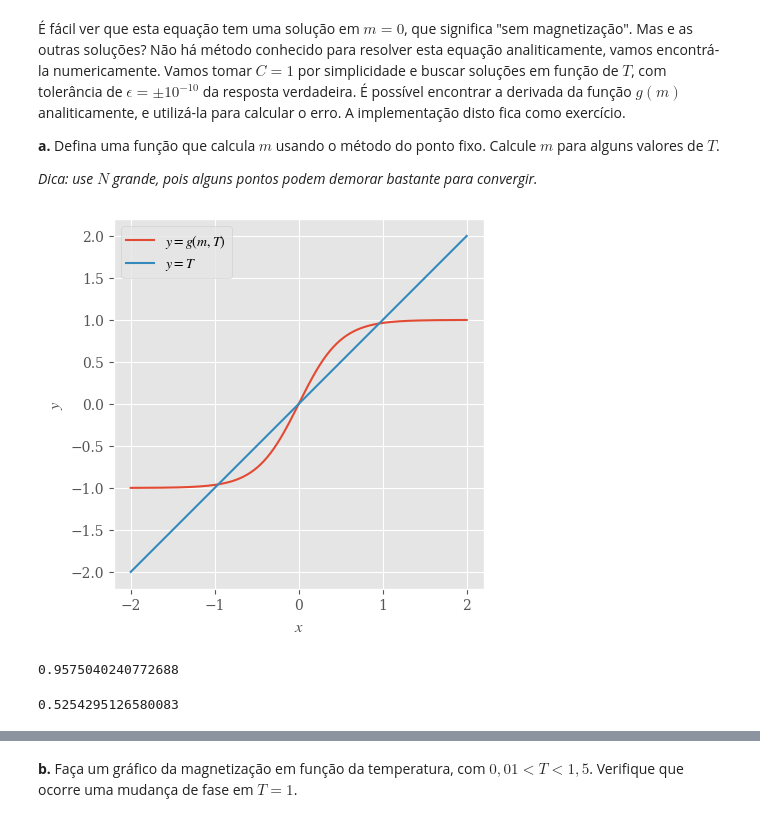
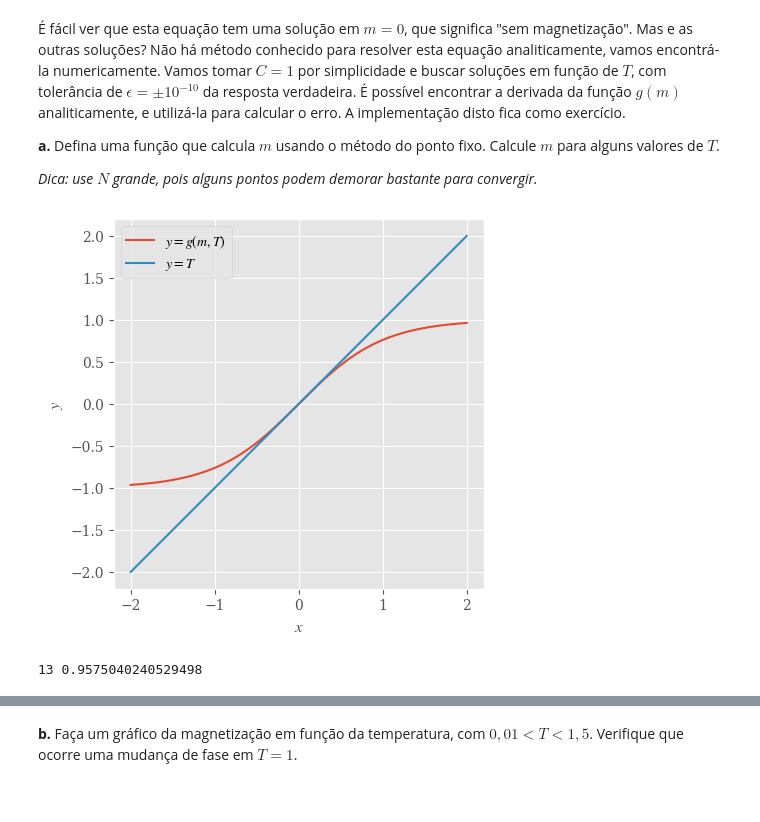
Before and after one commit to PFSLDO/FisicaComputacional, a Jupyter notebook: ponto_fixo.ipynb, the cells around one changed output, grey strips where cells are left out. Cells and saved outputs as stored; diff of their text form; code cells hidden in the pictures.

```diff
--- a/ponto_fixo.ipynb
+++ b/ponto_fixo.ipynb
@@ -290,41 +290,39 @@ $$
 # %%
 C = 1.0
 
 def g(m, T):
     return np.tanh(C * m / T)
 
 fig, ax = plt.subplots()
 m = np.linspace(-2.0, 2.0, 200)
 
-T = 0.5
+T = 1.0
 ax.plot(m, g(m, T), label=r'$y = g(m, T)$')
 ax.plot(m, m, label=r'$y = T$')
 
 ax.set_ylabel(r'$y$')
 ax.set_xlabel(r'$x$')
 ax.legend()
 ax.set_aspect('equal')
 plt.show()
 # %% [output]
-[figure, old version]
+[figure, new version]
 # %%
 eps = 1e-10
-m = 0.5
+m1 = 0.5
 T = 0.5
+delta1 = 0.0
 
 for n in range(200):
-    m = g(m, T)
-print(m)
+        m2 = g(m1, T)
+        delta2 = m2 - m1
+        erro = delta2**2 / (delta2 - delta1)
+
+        if (np.abs(erro) < eps):
+            break
+        else:
+            m1 = m2
+            delta1 = delta2
+print(n, m2)
 # %% [output]
-0.9575040240772688
+13 0.9575040240529498
-# %%
-def mag(T):
-    m = 0.5
-
-    for n in range(200):
-        m = g(m, T)
-    return m
-
-mag(0.9)
-# %% [output]
-0.5254295126580083
```
Also changed, not shown: parts of 3 cells of this notebook.
